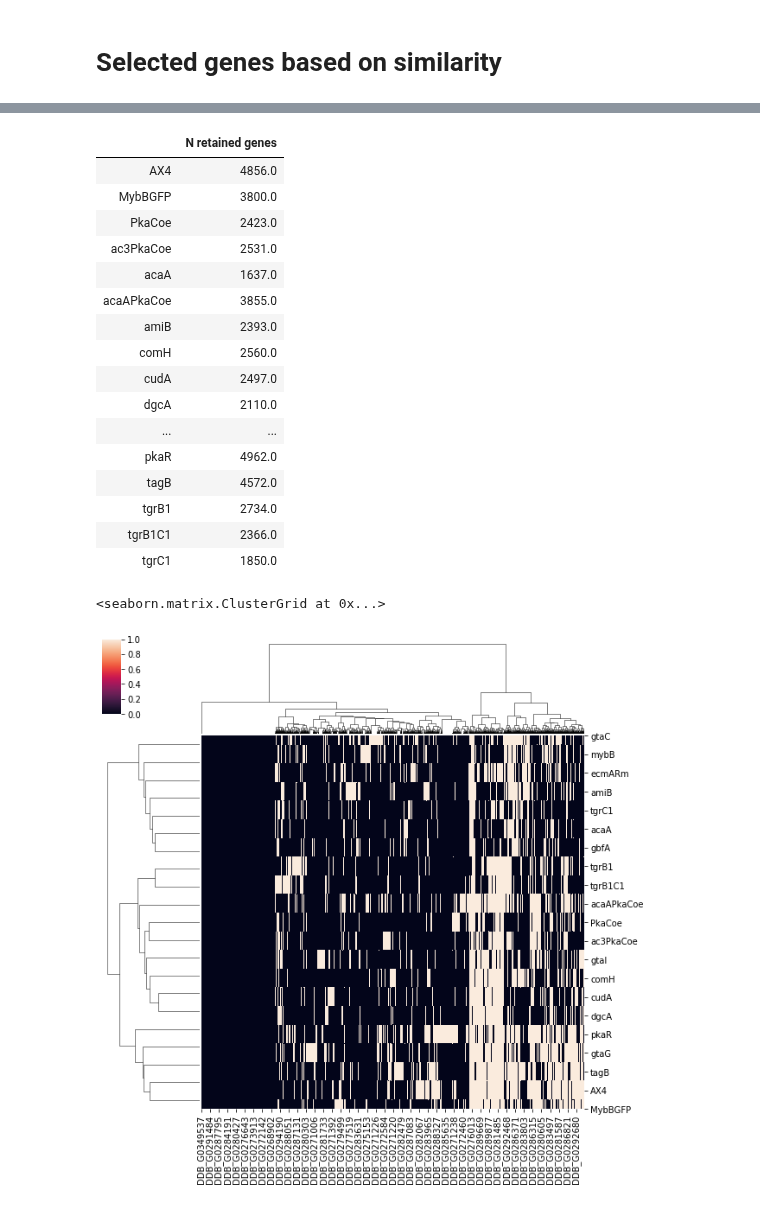
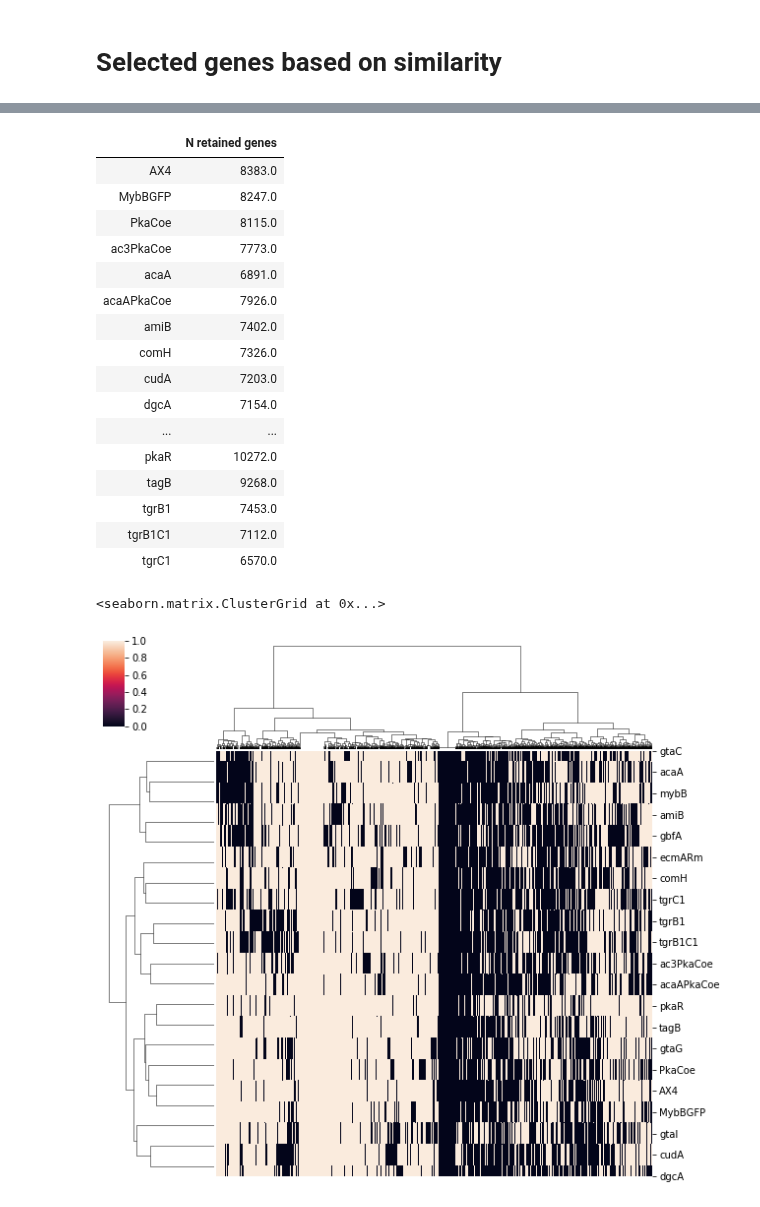
Before and after one commit to biolab/baylor-dicty, a Jupyter notebook: networks/selected_genes.ipynb, the cells around one changed output, grey strips where cells are left out. Saved outputs shown, nothing was run; the diff lists cells and outputs as text; code cells hidden in the pictures.

Commit message:
selection of genes in individual strains and regulons by individual strains

```diff
--- a/networks/selected_genes.ipynb
+++ b/networks/selected_genes.ipynb
@@ -272,7 +255,11 @@ tgrC1
 # %%
-savePickle(pathSelGenes + 'newGenes_noAll-removeSelf_simsDict_scalemean0std1_logTrue_kN2_splitStrain.pkl',sims_dict_sim)
+#savePickle(pathSelGenes + 'newGenes_noAll-removeSelf_simsDict_scalemean0std1_logTrue_kN2_splitStrain.pkl',sims_dict_sim)
+sims_dict_sim=loadPickle(pathSelGenes + 'newGenes_noAll-removeSelf_simsDict_scalemean0std1_logTrue_kN2_splitStrain.pkl')
 # %%
-threshold_dict={14:0.97,16:0.97,18:0.97,20:0.96,24:0.96,26:0.93,88:0.9}
+# Make a dict of similarity thresholds for each strain based on N of its dimensions
+#threshold_dict={14:0.98,16:0.98,18:0.98,20:0.98,24:0.98,26:0.98,88:0.97}
+#threshold_dict={14:0.95,16:0.94,18:0.94,20:0.92,24:0.92,26:0.9,88:0.87}
+threshold_dict={14:0.93,16:0.91,18:0.9,20:0.9,24:0.89,26:0.86,88:0.83}
 threshold_dict_strain = dict()
 splitted = conditions_all.groupby(SPLITBY)
 for group in splitted:
@@ -319,22 +292,22 @@ pd.DataFrame(strain_genes.sum(axis=1),columns=['N retained genes'])
 #pd.DataFrame([len(v) for v in retained_genes_dict_sim.values()],index=list(retained_genes_dict_sim.keys()))
 # %% [output]
 |  | N retained genes |
-| AX4 | 4856.0 |
-| MybBGFP | 3800.0 |
-| PkaCoe | 2423.0 |
-| ac3PkaCoe | 2531.0 |
-| acaA | 1637.0 |
-| acaAPkaCoe | 3855.0 |
-| amiB | 2393.0 |
-| comH | 2560.0 |
-| cudA | 2497.0 |
-| dgcA | 2110.0 |
+| AX4 | 8383.0 |
+| MybBGFP | 8247.0 |
+| PkaCoe | 8115.0 |
+| ac3PkaCoe | 7773.0 |
+| acaA | 6891.0 |
+| acaAPkaCoe | 7926.0 |
+| amiB | 7402.0 |
+| comH | 7326.0 |
+| cudA | 7203.0 |
+| dgcA | 7154.0 |
 | ... | ... |
-| pkaR | 4962.0 |
-| tagB | 4572.0 |
-| tgrB1 | 2734.0 |
-| tgrB1C1 | 2366.0 |
-| tgrC1 | 1850.0 |
+| pkaR | 10272.0 |
+| tagB | 9268.0 |
+| tgrB1 | 7453.0 |
+| tgrB1C1 | 7112.0 |
+| tgrC1 | 6570.0 |
 # %%
 strain_genes.to_csv(pathSelGenes + 'newGenes_noAll-removeSelf_selectedGenes_scalemean0std1_logTrue_kN2_splitStrain.tsv',
                     sep='\t')
@@ -341,5 +331,5 @@ strain_genes.to_csv(pathSelGenes + 'newGenes_noAll-removeSelf_selectedGenes_scal
 # %%
-sb.clustermap(strain_genes,method='ward')
+sb.clustermap(strain_genes,method='ward',xticklabels=False)
 # %% [output]
 <seaborn.matrix.ClusterGrid at 0x...>
-[figure, old version]
+[figure, new version]
```
Also changed, not shown: parts of 11 cells of this notebook, 1 other file.
